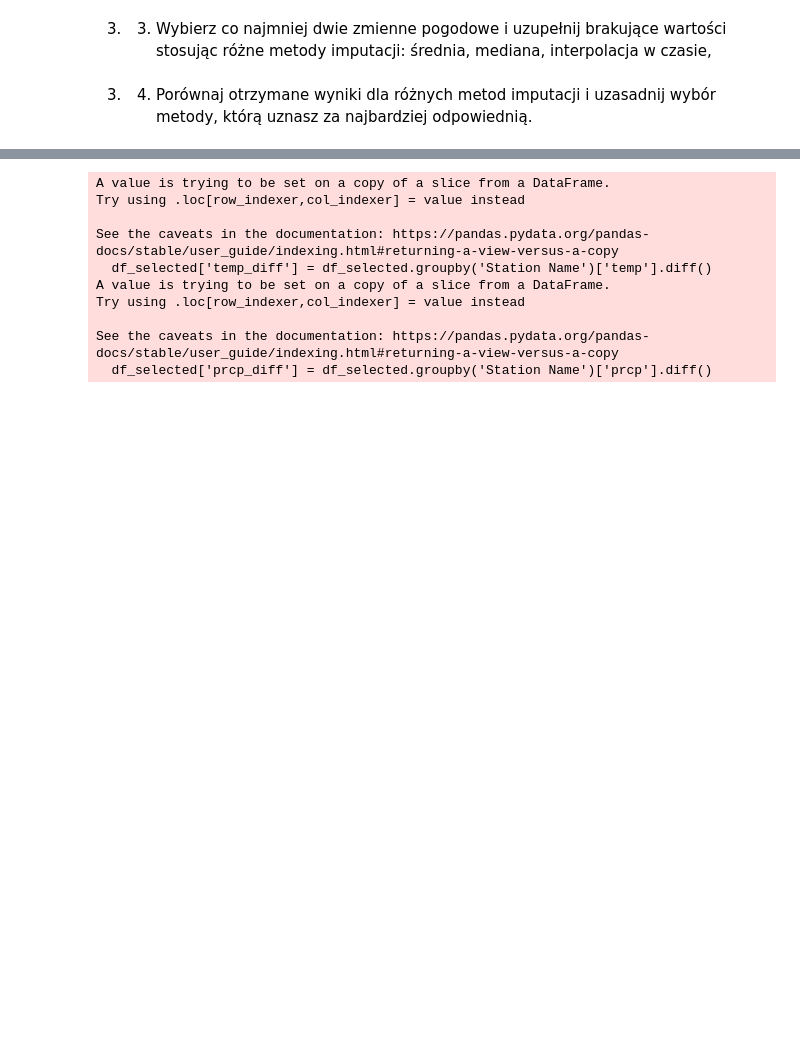
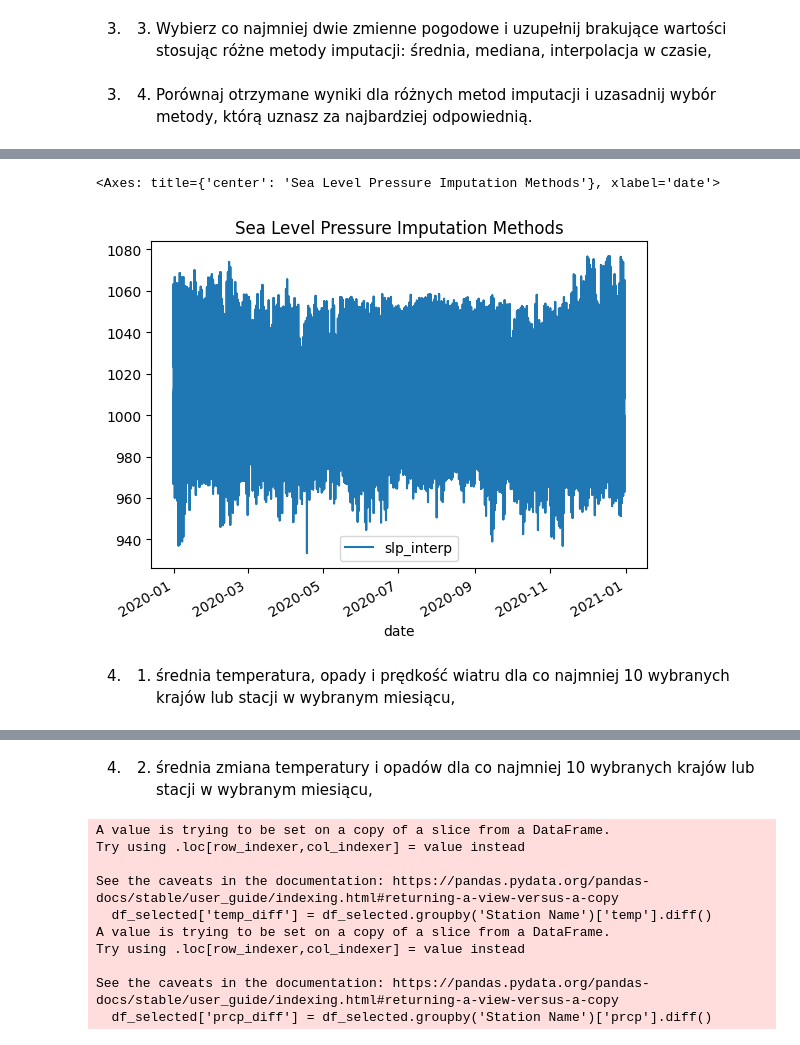
Before and after one commit to igoro00/pdzd, a Jupyter notebook: 2.ipynb, the cells around one changed output, grey strips where cells are left out. Cells and saved outputs as stored; diff of their text form; code cells hidden in the pictures; blank space fills up the shorter version.

```diff
--- a/2.ipynb
+++ b/2.ipynb
@@ -190,3 +182,10 @@ dtype: int64
+# %%
+new_df.plot(use_index=True, y=['slp_interp'], title='Sea Level Pressure Imputation Methods')
+# %% [output]
+<Axes: title={'center': 'Sea Level Pressure Imputation Methods'}, xlabel='date'>
+[figure, added]
+# %% [markdown]
+4. 1.  średnia temperatura, opady i prędkość wiatru dla co najmniej 10 wybranych krajów lub stacji w wybranym miesiącu,
 # %%
 df_month = df[(df['date'].dt.year == 2020) & (df['date'].dt.month == 7)]
 
@@ -211,6 +210,8 @@ stats
 | ROGNSUNDET | 31.0 | 53.987097 | 7.216866 | 43.0 | 48.050 | 52.80 | 57.70 | 67.8 | 31.0 | 0.000000 | ... |
 | SMITHERS | 31.0 | 58.516129 | 3.559784 | 51.7 | 56.550 | 57.70 | 60.30 | 69.0 | 31.0 | 0.074516 | ... |
 10 rows × 24 columns
+# %% [markdown]
+4. 2. średnia zmiana temperatury i opadów dla co najmniej 10 wybranych krajów lub stacji w wybranym miesiącu,
 # %%
 df_selected = df_month[df_month['Station Name'].isin(stations)]
 df_selected['temp_diff'] = df_selected.groupby('Station Name')['temp'].diff()
```
Also changed, not shown: parts of 17 cells of this notebook.
